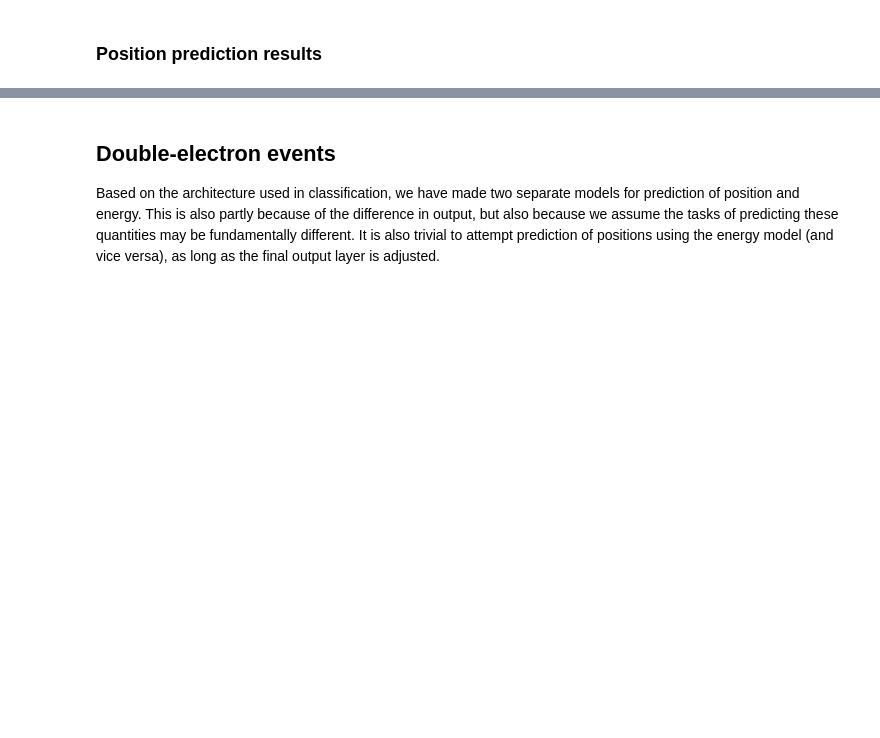
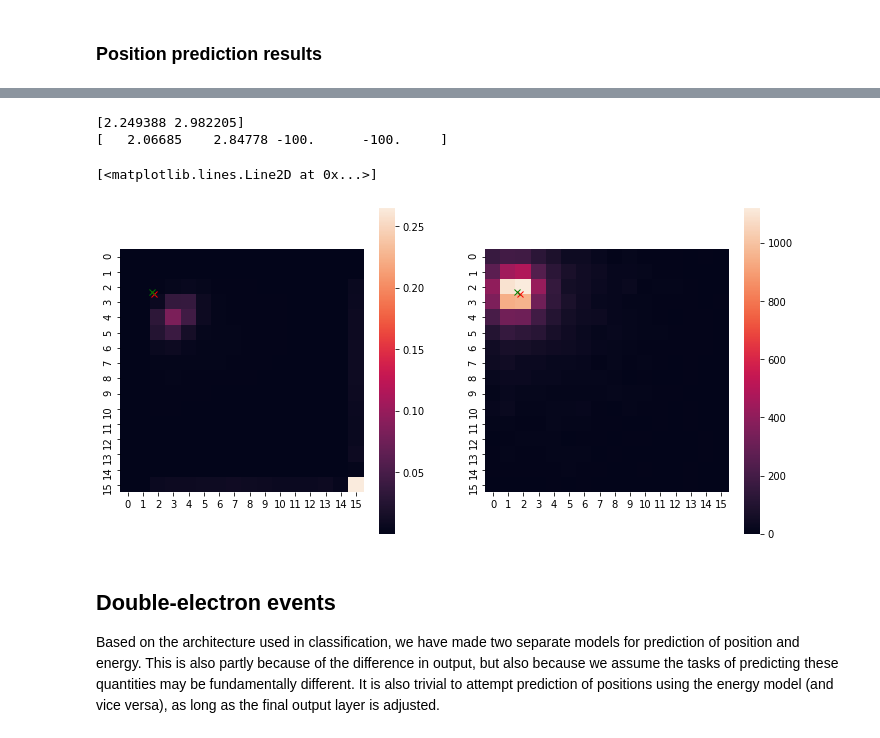
Before and after one commit to geirtul/master_analysis, a Jupyter notebook: notebooks/summary/summary.ipynb, the cells around one changed output, grey strips where cells are left out. Saved outputs shown, nothing was run; the diff lists cells and outputs as text; code cells hidden in the pictures; blank space fills up the shorter version.

```diff
--- a/notebooks/summary/summary.ipynb
+++ b/notebooks/summary/summary.ipynb
@@ -441,0 +380,27 @@ print(np.count_nonzero(dist > 5))
+# %%
+# DSNT Results
+# Load simulated data
+images = np.load(repo_root + "data/simulated/images_200k.npy")
+positions = np.load(repo_root + "data/simulated/positions_200k.npy")
+energies = np.load(repo_root + "data/simulated/energies_200k.npy")
+labels = np.load(repo_root + "data/simulated/labels_200k.npy")
+# Indices for full data
+s_idx, d_idx, c_idx = event_indices(positions)
+
+single_indices, double_indices, close_indices = event_indices(positions)
+# Load experiment and associated model (must be a saved model instance complete with weights)
+p_experiment_id = "ecc760abbfef"
+p_experiment = load_experiment(p_experiment_id)
+p_model = tf.keras.models.load_model(
+    repo_root + "models/" + p_experiment_id + ".h5",
+    custom_objects={"DSNT": DSNT}
+)
+# Print experiment metrics
+print("==== Experiment metrics")
+print(json.dumps(p_experiment['metrics'], indent=2))
+print("====")
+
+# Get validation indices used in the experiment and predict on validation set
+p_val_idx = np.array(p_experiment['indices']['fold_0']['val_idx'])
+# Predict on the validation set
+p_heatmaps, p_coords = p_model.predict(normalize_image_data(images[s_idx][p_val_idx]))
@@ -442,3 +416,19 @@ print(np.count_nonzero(dist > 5))
+# %%
+tmp_idx = 1
+print(p_coords[tmp_idx]*16)
+print(positions[s_idx][p_val_idx][tmp_idx])
+fig, ax = plt.subplots(1, 2, figsize=(12,6))
+sns.heatmap(p_heatmaps[tmp_idx], square=True, ax=ax[0])
+ax[0].plot(p_coords[tmp_idx, 0]*16, p_coords[tmp_idx, 1]*16, 'rx')
+ax[0].plot(positions[s_idx][p_val_idx][tmp_idx, 0], positions[s_idx][p_val_idx][tmp_idx, 1], 'gx')
+sns.heatmap(images[s_idx][p_val_idx][tmp_idx].reshape(16,16), square=True, ax=ax[1])
+ax[1].plot(p_coords[tmp_idx, 0]*16, p_coords[tmp_idx, 1]*16, 'rx')
+ax[1].plot(positions[s_idx][p_val_idx][tmp_idx, 0], positions[s_idx][p_val_idx][tmp_idx, 1], 'gx')
+# %% [output]
+[2.249388 2.982205]
+[   2.06685    2.84778 -100.      -100.     ]
+[<matplotlib.lines.Line2D at 0x...>]
+[figure, added]
 # %% [markdown]
 ## Double-electron events
 Based on the architecture used in classification, we have made two separate models for prediction of position and energy. This is also partly because of the difference in output, but also because we assume the tasks of predicting these quantities may be fundamentally different. It is also trivial to attempt prediction of positions using the energy model (and vice versa), as long as the final output layer is adjusted.
```
Also changed, not shown: parts of 14 cells of this notebook, 4 other files.
